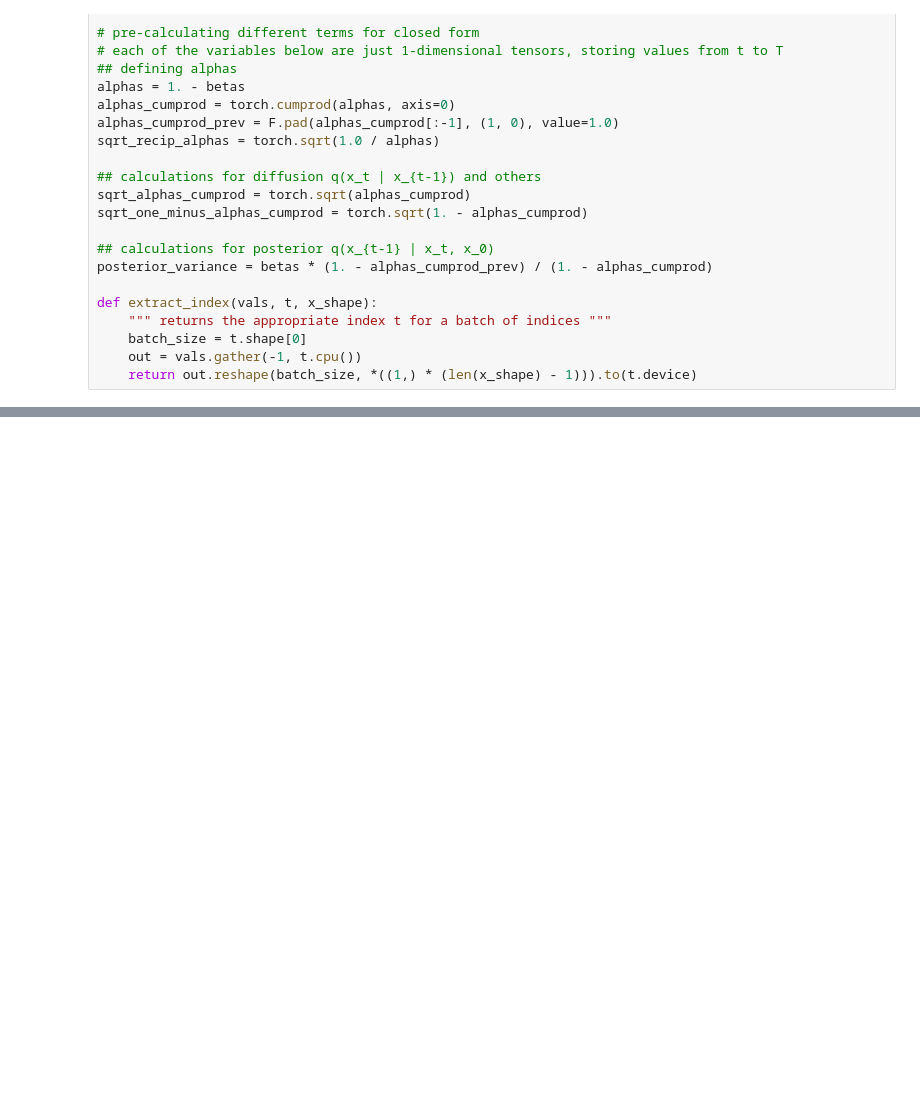
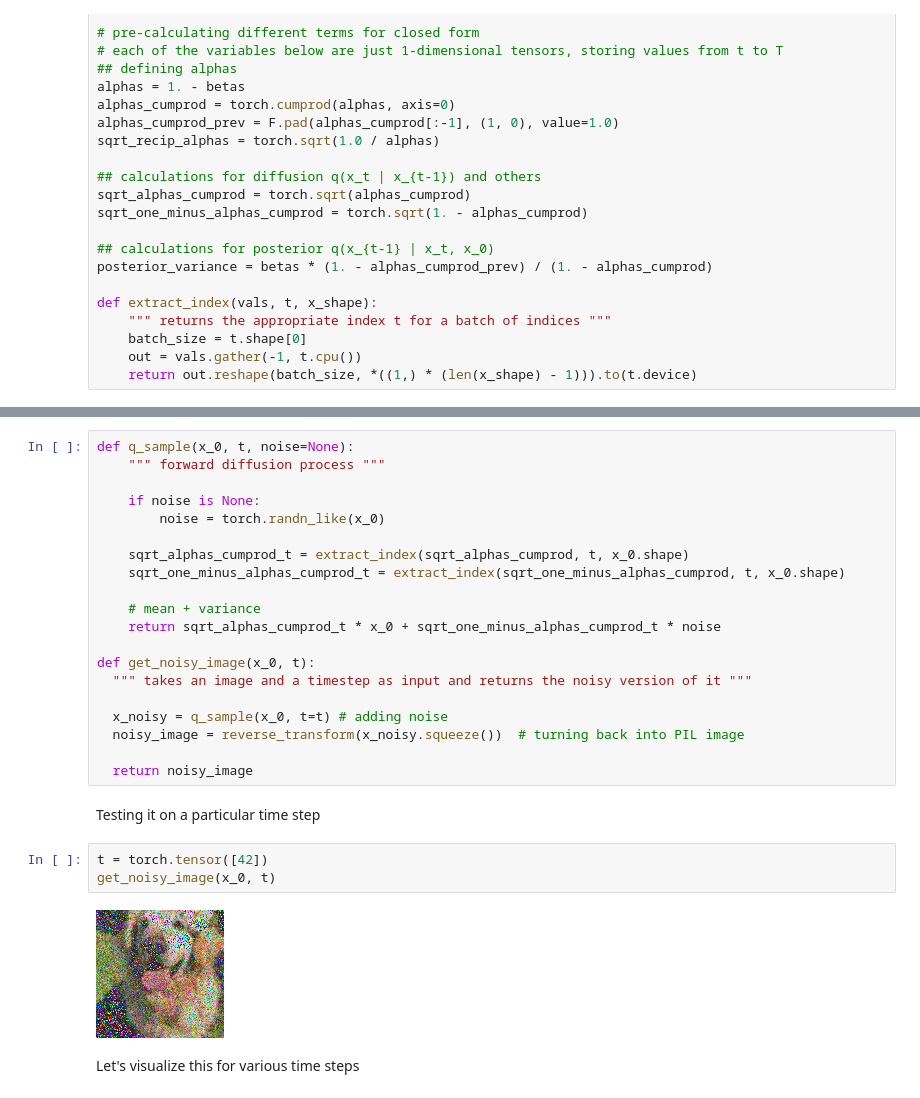
Before and after one commit to rajgarg021/diffusion-from-scratch, a Jupyter notebook: diffusion_from_scratch.ipynb, the cells around one changed output, grey strips where cells are left out. Drawn from its saved outputs; the diff is of its cells as text; blank space fills up the shorter version.

```diff
--- a/diffusion_from_scratch.ipynb
+++ b/diffusion_from_scratch.ipynb
@@ -72,0 +124,29 @@ def extract_index(vals, t, x_shape):
+# %%
+def q_sample(x_0, t, noise=None):
+    """ forward diffusion process """
+
+    if noise is None:
+        noise = torch.randn_like(x_0)
+
+    sqrt_alphas_cumprod_t = extract_index(sqrt_alphas_cumprod, t, x_0.shape)
+    sqrt_one_minus_alphas_cumprod_t = extract_index(sqrt_one_minus_alphas_cumprod, t, x_0.shape)
+
+    # mean + variance
+    return sqrt_alphas_cumprod_t * x_0 + sqrt_one_minus_alphas_cumprod_t * noise
+
+def get_noisy_image(x_0, t):
+  """ takes an image and a timestep as input and returns the noisy version of it """
+
+  x_noisy = q_sample(x_0, t=t) # adding noise
+  noisy_image = reverse_transform(x_noisy.squeeze())  # turning back into PIL image
+
+  return noisy_image
+# %% [markdown]
+Testing it on a particular time step
+# %%
+t = torch.tensor([42])
+get_noisy_image(x_0, t)
+# %% [output]
+[figure, added]
+# %% [markdown]
+Let's visualize this for various time steps
```
Also changed, not shown: parts of 11 cells of this notebook.
